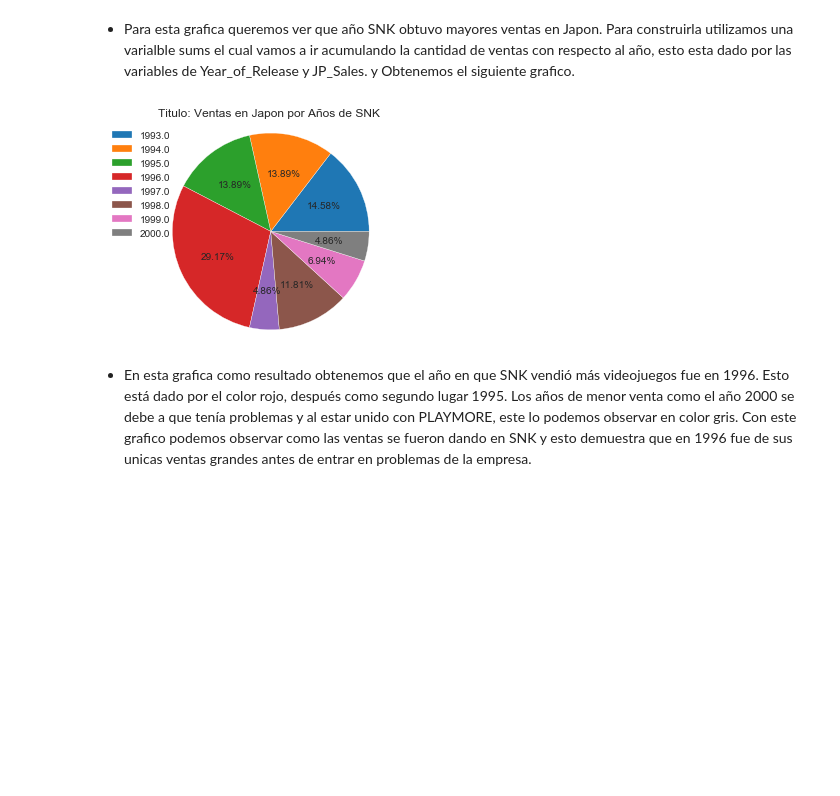
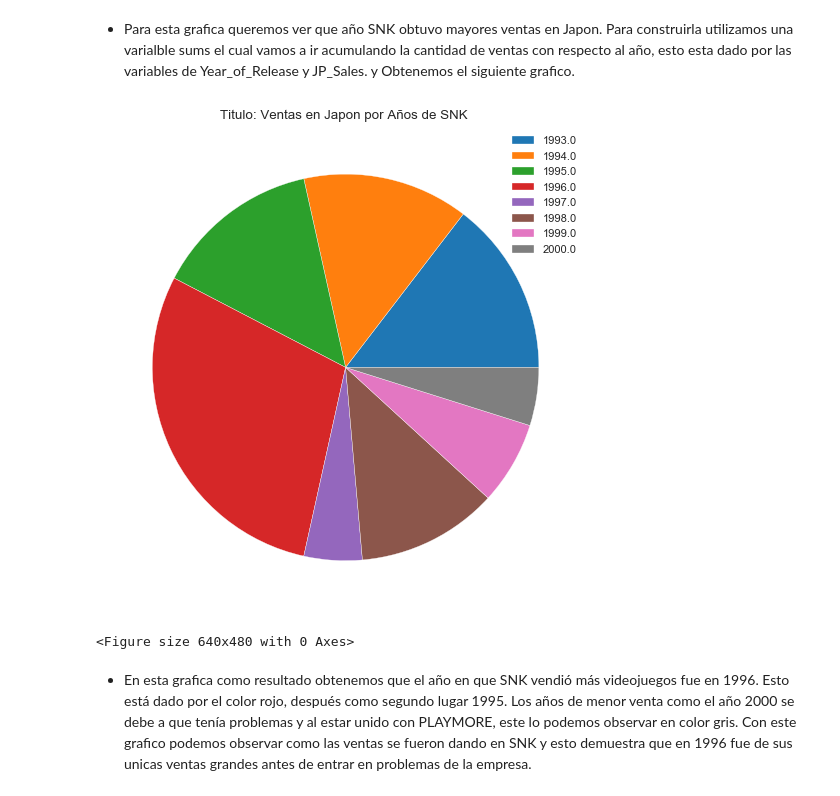
Before and after one commit to RamonFCFM/Mineria-de-Datos, a Jupyter notebook: Avance Proyecto Final/AVANCE II PROYECTO INTEGRADOR..ipynb, the cells around one changed output. Drawn from its saved outputs; the diff is of its cells as text; code cells hidden in the pictures; blank space fills up the shorter version.

```diff
--- a/Avance Proyecto Final/AVANCE II PROYECTO INTEGRADOR..ipynb
+++ b/Avance Proyecto Final/AVANCE II PROYECTO INTEGRADOR..ipynb
@@ -414,16 +413,22 @@ show()
 # %% [markdown]
 * Para esta grafica queremos ver que año SNK obtuvo mayores ventas en Japon. Para construirla utilizamos una varialble sums el cual vamos a ir acumulando la cantidad de ventas con respecto al año, esto esta dado por las variables de Year_of_Release y JP_Sales. y Obtenemos el siguiente grafico.
 # %%
+
+from matplotlib.pyplot import figure
+figure(num=None, figsize=(10, 8), dpi=80, facecolor='w', edgecolor='k')
 plt.title("Titulo: Ventas en Japon por Años de SNK ")
 sums = SNK.groupby(SNK["Year_of_Release"])["JP_Sales"].sum().head(10)
 
 #pie(sums, labels=sums.index,autopct='%.2f%%');
-pie(sums,  autopct='%.2f%%');
+pie(sums);
 plt.legend(labels=sums.index);
-axis('equal')
+#axis('equal')
+from matplotlib.pyplot import figure
+figure(num=None, figsize=(8, 6), dpi=80, facecolor='w', edgecolor='k')
 show()
 # %% [output]
-[figure, old version]
+[figure, new version]
+<Figure size 640x480 with 0 Axes>
 # %% [markdown]
 * En esta grafica como resultado obtenemos que el año en que SNK vendió más videojuegos fue en 1996. Esto está dado por el color rojo, después como segundo lugar 1995. Los años de menor venta como el año 2000 se debe a que tenía problemas y al estar unido con PLAYMORE, este lo podemos observar en color gris. Con este grafico podemos observar como las ventas se fueron dando en SNK y esto demuestra que en 1996 fue de sus unicas ventas grandes antes de entrar en problemas de la empresa.
 # %% [markdown]
```
Also changed, not shown: parts of 42 cells of this notebook.
